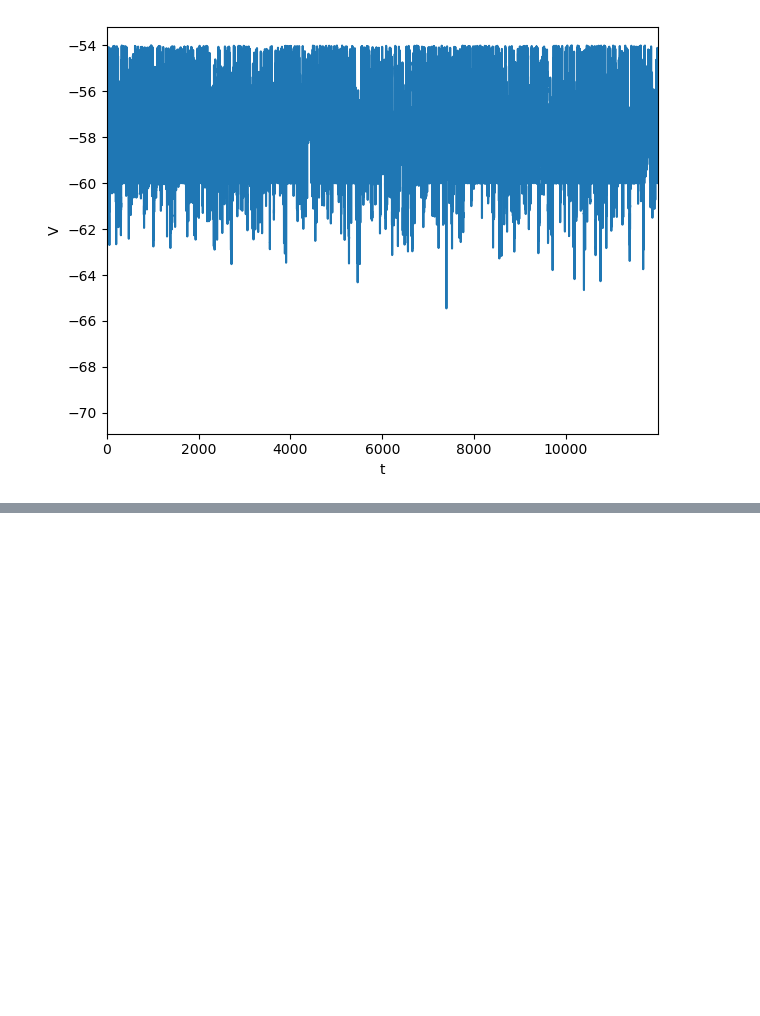
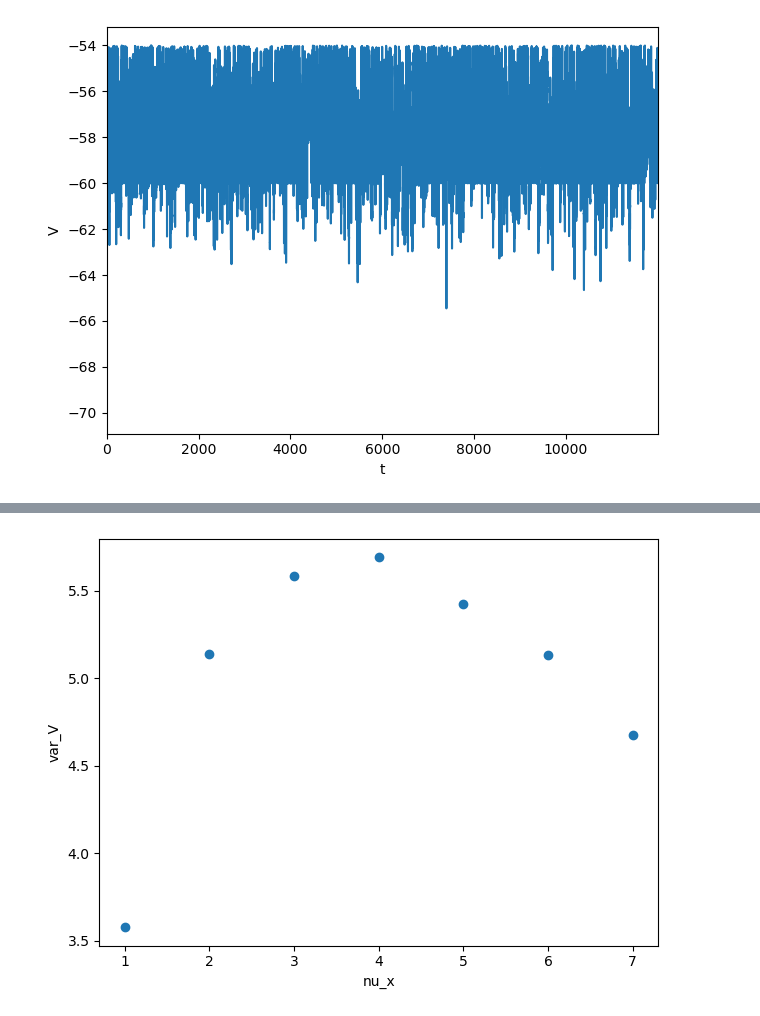
Before and after one commit to yuesha-yc/Conductance-Neurons, a Jupyter notebook: python_analysis/example_plot.ipynb, the cells around one changed output, grey strips where cells are left out. Cells and saved outputs as stored; diff of their text form; code cells hidden in the pictures; blank space fills up the shorter version.

```diff
--- a/python_analysis/example_plot.ipynb
+++ b/python_analysis/example_plot.ipynb
@@ -146,0 +161,4 @@ plot_tv(trials2, {"nu_x": 4}, t_key="t", v_key="V", x_show_ratio=1.0)
+# %%
+plot_xy(trials, {}, x="nu_x", y="var_V")
+# %% [output]
+[figure, added]
```
Also changed, not shown: parts of 13 cells of this notebook, 7 other files.
